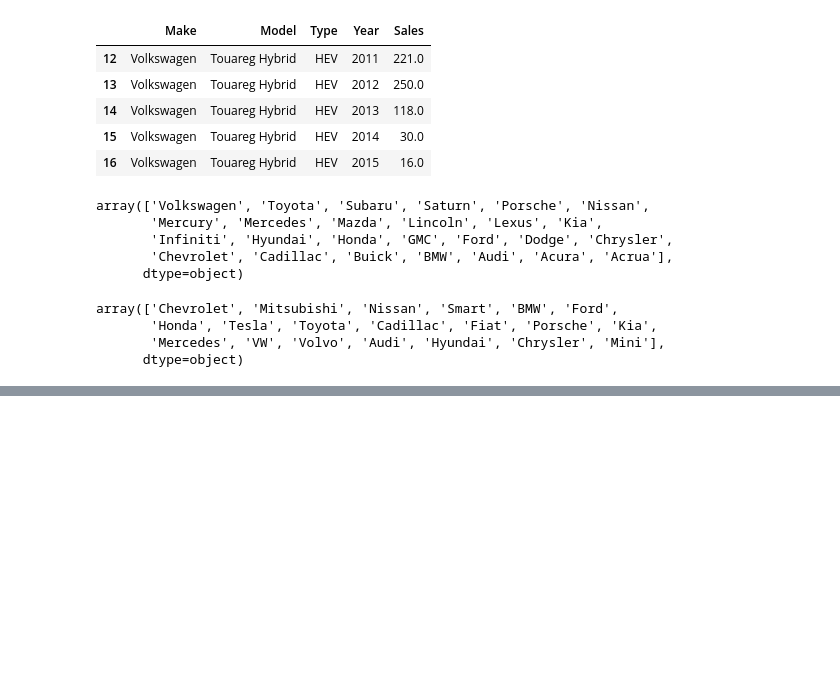
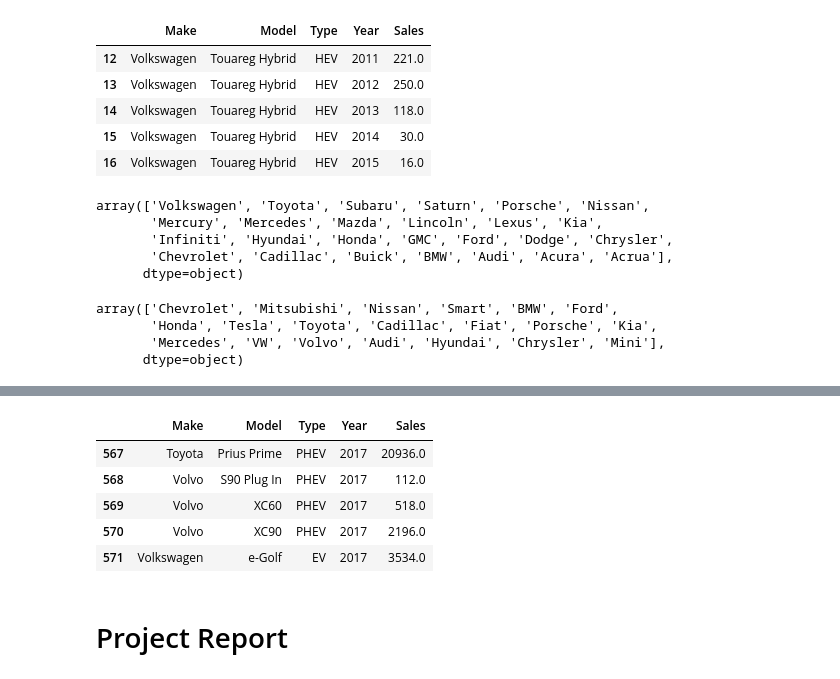
Before and after one commit to sachsjohn/ETL_EV, a Jupyter notebook: EV Sales.ipynb, the cells around one changed output, grey strips where cells are left out. Cells and saved outputs as stored; diff of their text form; code cells hidden in the pictures; blank space fills up the shorter version.

Commit message:
push with images for report

```diff
--- a/EV Sales.ipynb
+++ b/EV Sales.ipynb
@@ -141,0 +162,11 @@ engine.table_names()
+# %%
+pd.read_sql_query('select * from ev_sales', con=engine).tail()
+# %% [output]
+|  | Make | Model | Type | Year | Sales |
+| 567 | Toyota | Prius Prime | PHEV | 2017 | 20936.0 |
+| 568 | Volvo | S90 Plug In | PHEV | 2017 | 112.0 |
+| 569 | Volvo | XC60 | PHEV | 2017 | 518.0 |
+| 570 | Volvo | XC90 | PHEV | 2017 | 2196.0 |
+| 571 | Volkswagen | e-Golf | EV | 2017 | 3534.0 |
+# %% [markdown]
+# Project Report
```
Also changed, not shown: parts of 13 cells of this notebook, 9 other files.
